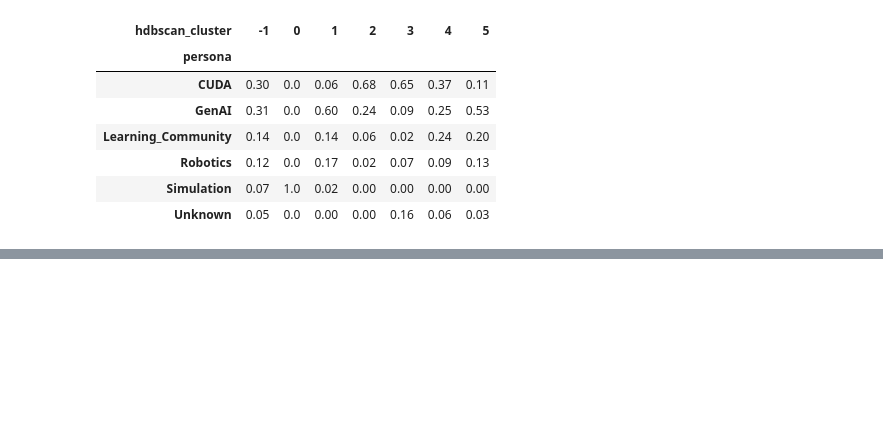
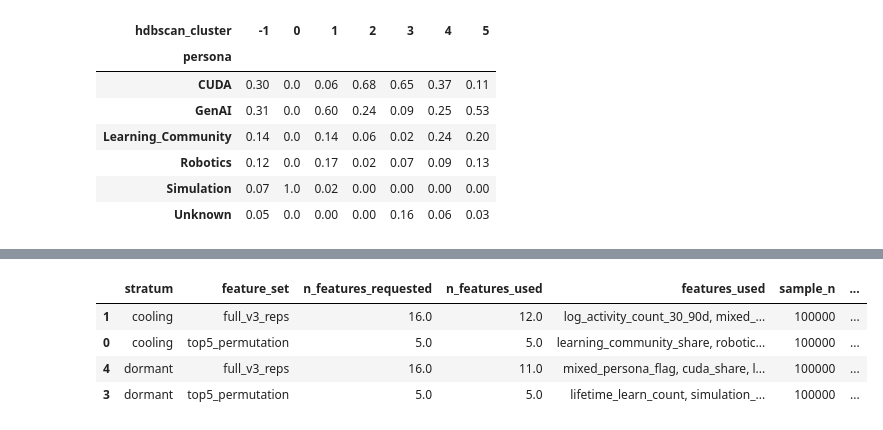
Before and after one commit to WBDoran/Spring2026_IndustryProject, a Jupyter notebook: clustering_v3.ipynb, the cells around one changed output, grey strips where cells are left out. Drawn from its saved outputs; the diff is of its cells as text; code cells hidden in the pictures; blank space fills up the shorter version.

```diff
--- a/clustering_v3.ipynb
+++ b/clustering_v3.ipynb
@@ -4554,0 +4770,95 @@ for sk in ["active", "cooling", "dormant"]:
+# %%
+# Run tuned HDBSCAN: top-5 vs full feature set (same sample, same hyperparameters)
+
+con = duckdb.connect(DB_PATH)
+con.execute("SET preserve_insertion_order=false")
+
+rows = []
+cluster_frames = []
+
+for stratum_key in ["cooling", "dormant"]:
+    cfg = STRATUM_CONFIGS[stratum_key]
+    feat_union = sorted(set(TOP5_BY_STRATUM[stratum_key]) | set(FULL_FEATURES))
+    cohort_n, df = _sample_stratum(
+        con, cfg["where_sql"], cfg["stratify_col"], feat_union, SAMPLE_N, HASH_SALT
+    )
+    sample_n = len(df)
+    print(f"\n{'=' * 60}\n{stratum_key}: cohort_n={cohort_n:,} sample_n={sample_n:,}\n{'=' * 60}")
+
+    runs = {
+        "top5_permutation": TOP5_BY_STRATUM[stratum_key],
+        "full_v3_reps": FULL_FEATURES,
+    }
+
+    labels_by_run = {}
+    for run_name, feat_list in runs.items():
+        X, names, pre = build_matrix(df, feat_list)
+        labels, nc, noise, mcs, sil, _ = fit_hdbscan(X, sample_n, cfg)
+        labels_by_run[run_name] = labels
+
+        rows.append({
+            "stratum": stratum_key,
+            "feature_set": run_name,
+            "n_features_requested": len(feat_list),
+            "n_features_used": len(names),
+            "features_used": ", ".join(names),
+            "sample_n": sample_n,
+            "min_cluster_size": mcs,
+            "cluster_selection_epsilon": cfg["cluster_selection_epsilon"],
+            "min_samples": cfg["min_samples"],
+            "n_clusters": nc,
+            "noise_pct": noise,
+            "silhouette_non_noise": sil,
+        })
+
+        out = df[["developer_id", "persona", "dormancy_status"]].copy()
+        out["dormancy_segment"] = stratum_key
+        out["feature_set"] = run_name
+        out["hdbscan_cluster"] = labels
+        out["noise_flag"] = (labels == -1).astype(int)
+        cluster_frames.append(out)
+
+        print(
+            f"  [{run_name}] features={len(names)} | clusters={nc} | noise={noise}% | silhouette={sil}"
+        )
+
+    # Agreement between top5 and full on same points
+    ari = adjusted_rand_score(labels_by_run["top5_permutation"], labels_by_run["full_v3_reps"])
+    rows.append({
+        "stratum": stratum_key,
+        "feature_set": "ari_top5_vs_full",
+        "n_features_requested": np.nan,
+        "n_features_used": np.nan,
+        "features_used": "",
+        "sample_n": sample_n,
+        "min_cluster_size": np.nan,
+        "cluster_selection_epsilon": np.nan,
+        "min_samples": np.nan,
+        "n_clusters": np.nan,
+        "noise_pct": np.nan,
+        "silhouette_non_noise": round(ari, 4),
+    })
+    print(f"  ARI(top5 vs full) = {ari:.4f}")
+
+    # Compare to saved v3_final_selected run if present
+    cfg_path = FINAL_SELECTED_DIR / stratum_key / "run_config.json"
+    if cfg_path.exists():
+        saved = json.loads(cfg_path.read_text())
+        print(
+            f"  [v3_final_selected baseline] clusters={saved['n_clusters']} "
+            f"noise={saved['noise_pct']}% features={saved['n_features_used']}"
+        )
+
+con.close()
+
+summary = pd.DataFrame(rows)
+summary.to_csv(OUTPUT_DIR / "top5_vs_full_summary.csv", index=False)
+pd.concat(cluster_frames, ignore_index=True).to_parquet(
+    OUTPUT_DIR / "cluster_results_top5_vs_full.parquet", index=False
+)
+
+print(f"\nSaved: {OUTPUT_DIR.resolve()}")
+display(
+    summary[summary["feature_set"] != "ari_top5_vs_full"].sort_values(["stratum", "feature_set"])
+)
+# %% [output]
@@ -4554,0 +4882,5 @@ for sk in ["active", "cooling", "dormant"]:
+|  | stratum | feature_set | n_features_requested | n_features_used | features_used | sample_n | ... |
+| 1 | cooling | full_v3_reps | 16.0 | 12.0 | log_activity_count_30_90d, mixed_... | 100000 | ... |
+| 0 | cooling | top5_permutation | 5.0 | 5.0 | learning_community_share, robotic... | 100000 | ... |
+| 4 | dormant | full_v3_reps | 16.0 | 11.0 | mixed_persona_flag, cuda_share, l... | 100000 | ... |
+| 3 | dormant | top5_permutation | 5.0 | 5.0 | lifetime_learn_count, simulation_... | 100000 | ... |
```
Also changed, not shown: parts of 8 cells of this notebook, 3 other files.
